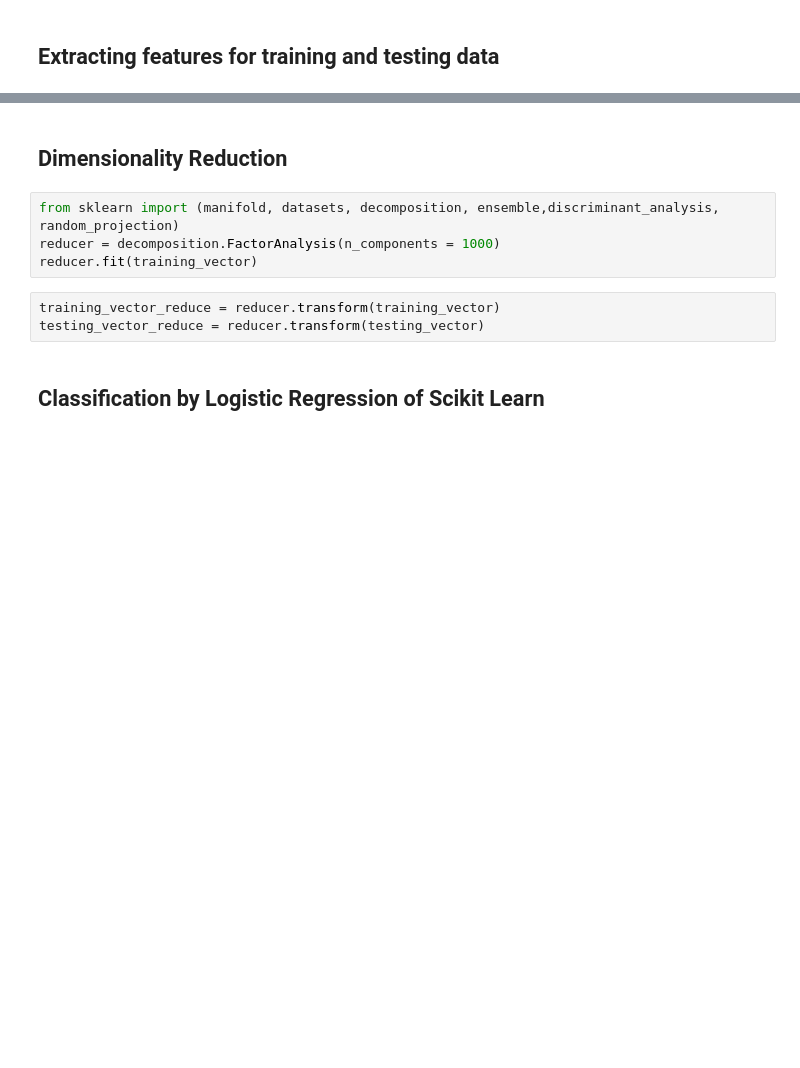
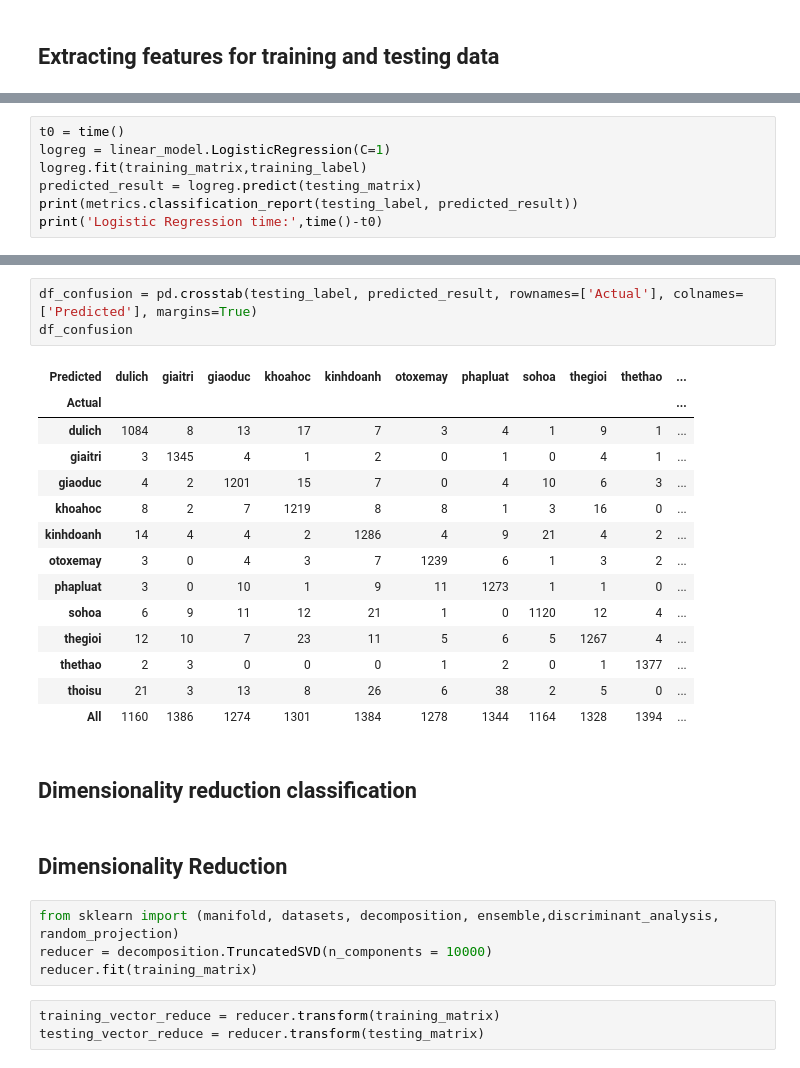
Before and after one commit to vunguyen1990/VietnameseNewsClassification, a Jupyter notebook: Experiment.ipynb, the cells around one changed output, grey strips where cells are left out. Drawn from its saved outputs; the diff is of its cells as text; blank space fills up the shorter version.

```diff
--- a/Experiment.ipynb
+++ b/Experiment.ipynb
@@ -77,0 +198,7 @@ testing_vector = testing_matrix.toarray()
+# %%
+t0 = time()
+logreg = linear_model.LogisticRegression(C=1)
+logreg.fit(training_matrix,training_label)
+predicted_result = logreg.predict(testing_matrix)
+print(metrics.classification_report(testing_label, predicted_result))
+print('Logistic Regression time:',time()-t0)
@@ -78,13 +223,31 @@ testing_vector = testing_matrix.toarray()
+# %%
+df_confusion = pd.crosstab(testing_label, predicted_result, rownames=['Actual'], colnames=['Predicted'], margins=True)
+df_confusion
+# %% [output]
+| Predicted | dulich | giaitri | giaoduc | khoahoc | kinhdoanh | otoxemay | phapluat | sohoa | thegioi | thethao | ... |
+| Actual |  |  |  |  |  |  |  |  |  |  | ... |
+| dulich | 1084 | 8 | 13 | 17 | 7 | 3 | 4 | 1 | 9 | 1 | ... |
+| giaitri | 3 | 1345 | 4 | 1 | 2 | 0 | 1 | 0 | 4 | 1 | ... |
+| giaoduc | 4 | 2 | 1201 | 15 | 7 | 0 | 4 | 10 | 6 | 3 | ... |
+| khoahoc | 8 | 2 | 7 | 1219 | 8 | 8 | 1 | 3 | 16 | 0 | ... |
+| kinhdoanh | 14 | 4 | 4 | 2 | 1286 | 4 | 9 | 21 | 4 | 2 | ... |
+| otoxemay | 3 | 0 | 4 | 3 | 7 | 1239 | 6 | 1 | 3 | 2 | ... |
+| phapluat | 3 | 0 | 10 | 1 | 9 | 11 | 1273 | 1 | 1 | 0 | ... |
+| sohoa | 6 | 9 | 11 | 12 | 21 | 1 | 0 | 1120 | 12 | 4 | ... |
+| thegioi | 12 | 10 | 7 | 23 | 11 | 5 | 6 | 5 | 1267 | 4 | ... |
+| thethao | 2 | 3 | 0 | 0 | 0 | 1 | 2 | 0 | 1 | 1377 | ... |
+| thoisu | 21 | 3 | 13 | 8 | 26 | 6 | 38 | 2 | 5 | 0 | ... |
+| All | 1160 | 1386 | 1274 | 1301 | 1384 | 1278 | 1344 | 1164 | 1328 | 1394 | ... |
+# %% [markdown]
+## Dimensionality reduction classification
 # %% [markdown]
 ## Dimensionality Reduction
 # %%
 from sklearn import (manifold, datasets, decomposition, ensemble,discriminant_analysis, random_projection)
-reducer = decomposition.FactorAnalysis(n_components = 1000)
-reducer.fit(training_vector)
+reducer = decomposition.TruncatedSVD(n_components = 10000)
+reducer.fit(training_matrix)
 # %%
-training_vector_reduce = reducer.transform(training_vector)
-testing_vector_reduce = reducer.transform(testing_vector)
+training_vector_reduce = reducer.transform(training_matrix)
+testing_vector_reduce = reducer.transform(testing_matrix)
-# %% [markdown]
-## Classification by Logistic Regression of Scikit Learn
 # %%
 t0 = time()
```
Also changed, not shown: parts of 27 cells of this notebook, 4 other files.
